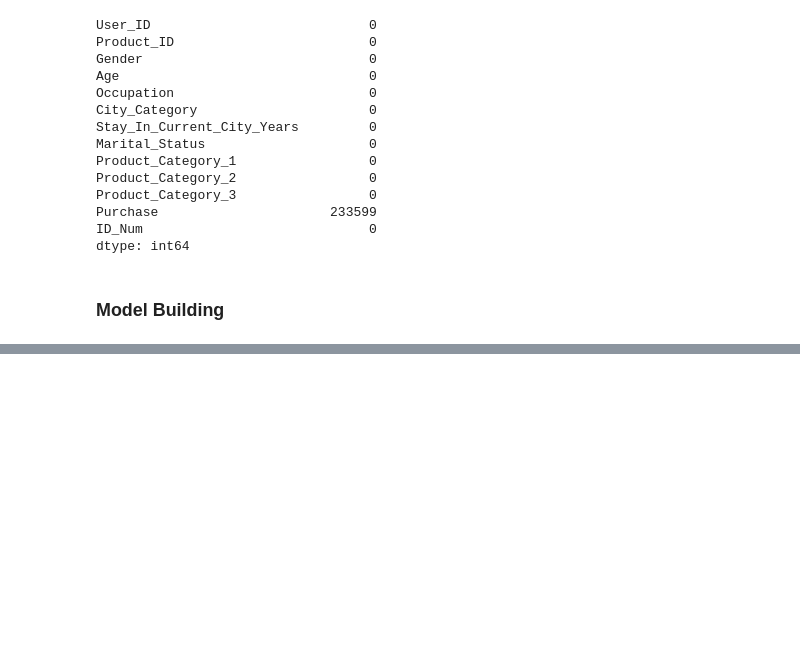
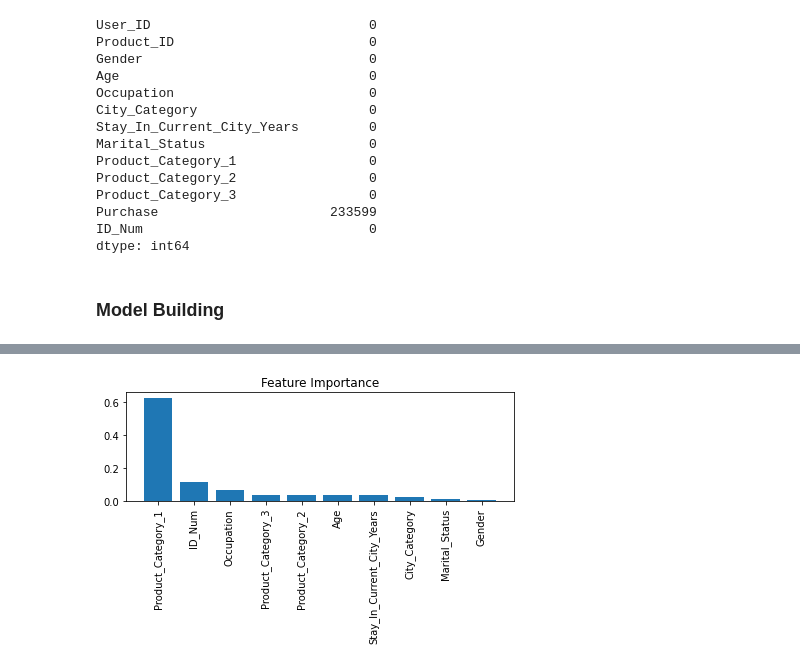
Before and after one commit to Dhruv-Chandra/Black-Friday, a Jupyter notebook: Black_Friday.ipynb, the cells around one changed output, grey strips where cells are left out. Saved outputs shown, nothing was run; the diff lists cells and outputs as text; code cells hidden in the pictures; blank space fills up the shorter version.

```diff
--- a/Black_Friday.ipynb
+++ b/Black_Friday.ipynb
@@ -39,17 +39,6 @@ for i in train.columns:
 # Sample Model
 
 def RFmodel(df, y = target_var, submission = 'No', want_acc = 'No', feat_imp = 'No', drop_col = 'no'):
-
-    to_encod = ['Gender', 'Age', 'City_Category', 'Stay_In_Current_City_Years']
-
-    # for i in df.columns:
-    #     if i in to_encod:
-    #         df[i] = le.fit_transform(df[i])
-
-    try:
-        df = pd.get_dummies(df, columns=to_encod)
-    except:
-        pass
 
     x_train = df[df[y].notna()]
     x_train.drop(y, inplace = True, axis = 1)
@@ -458,2 +446,9 @@ combined.head()
 # %%
 combined.drop(['User_ID', 'Product_ID'], axis = 1, inplace=True)
+# %%
+# Label Encoding
+to_encod = ['Gender', 'Age', 'City_Category', 'Stay_In_Current_City_Years']
+lb_encoded_df = combined.iloc[:]
+for i in to_encod:
+    lb_encoded_df[i] = le.fit_transform(combined[i])
+# lb_encoded_df.head()
@@ -460,3 +462,4 @@ combined.drop(['User_ID', 'Product_ID'], axis = 1, inplace=True)
 # %%
-# pred_test, accuracy = RFmodel(combined, feat_imp='yes', want_acc='yes', submission='yes')
-# RMSE:3285 - RFC1.csv
+pred_test, accuracy = RFmodel(lb_encoded_df, feat_imp='yes', want_acc='yes', submission='yes')
+# RMSE:3215 - RFC1.csv and RFC4.csv
+# %% [output]
@@ -462,0 +474 @@ combined.drop(['User_ID', 'Product_ID'], axis = 1, inplace=True)
+[figure, added]
```
Also changed, not shown: parts of 13 cells of this notebook, 2 other files.
